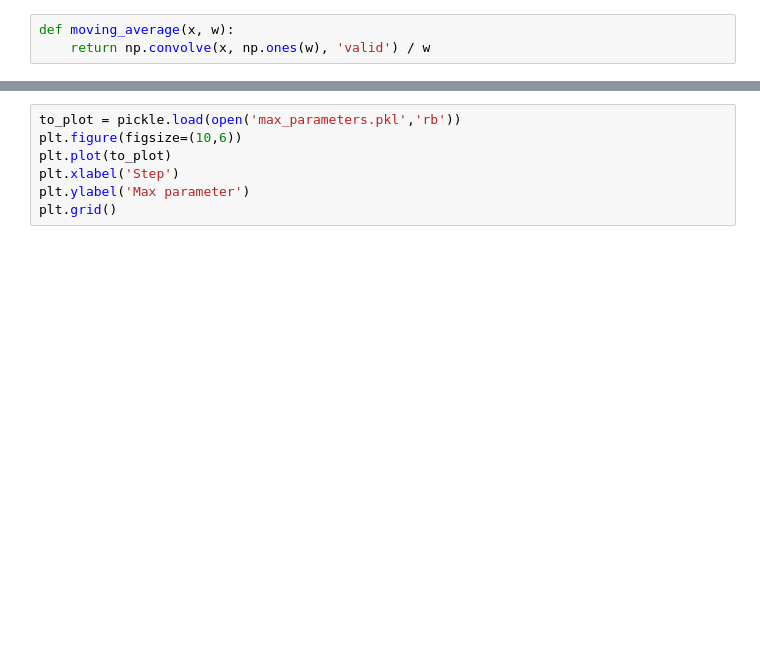
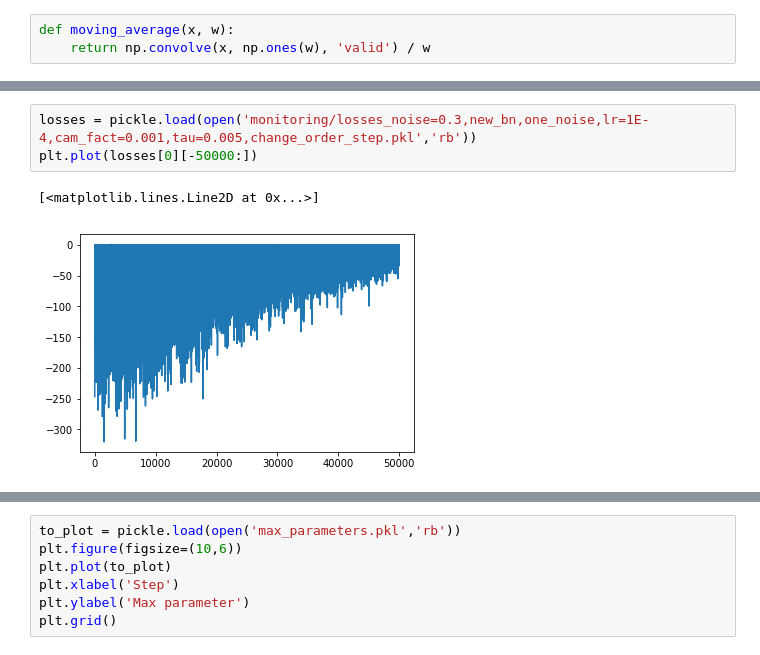
Before and after one commit to manuelsh/minerl, a Jupyter notebook: scores.ipynb, the cells around one changed output, grey strips where cells are left out. Cells and saved outputs as stored; diff of their text form; blank space fills up the shorter version.

```diff
--- a/scores.ipynb
+++ b/scores.ipynb
@@ -25,0 +34,6 @@ plt.plot([max(i) for i in scores_per_episode])
+# %%
+losses = pickle.load(open('monitoring/losses_noise=0.3,new_bn,one_noise,lr=1E-4,cam_fact=0.001,tau=0.005,change_order_step.pkl','rb'))
+plt.plot(losses[0][-50000:])
+# %% [output]
+[<matplotlib.lines.Line2D at 0x...>]
+[figure, added]
```
Also changed, not shown: parts of 5 cells of this notebook, 33 other files.
